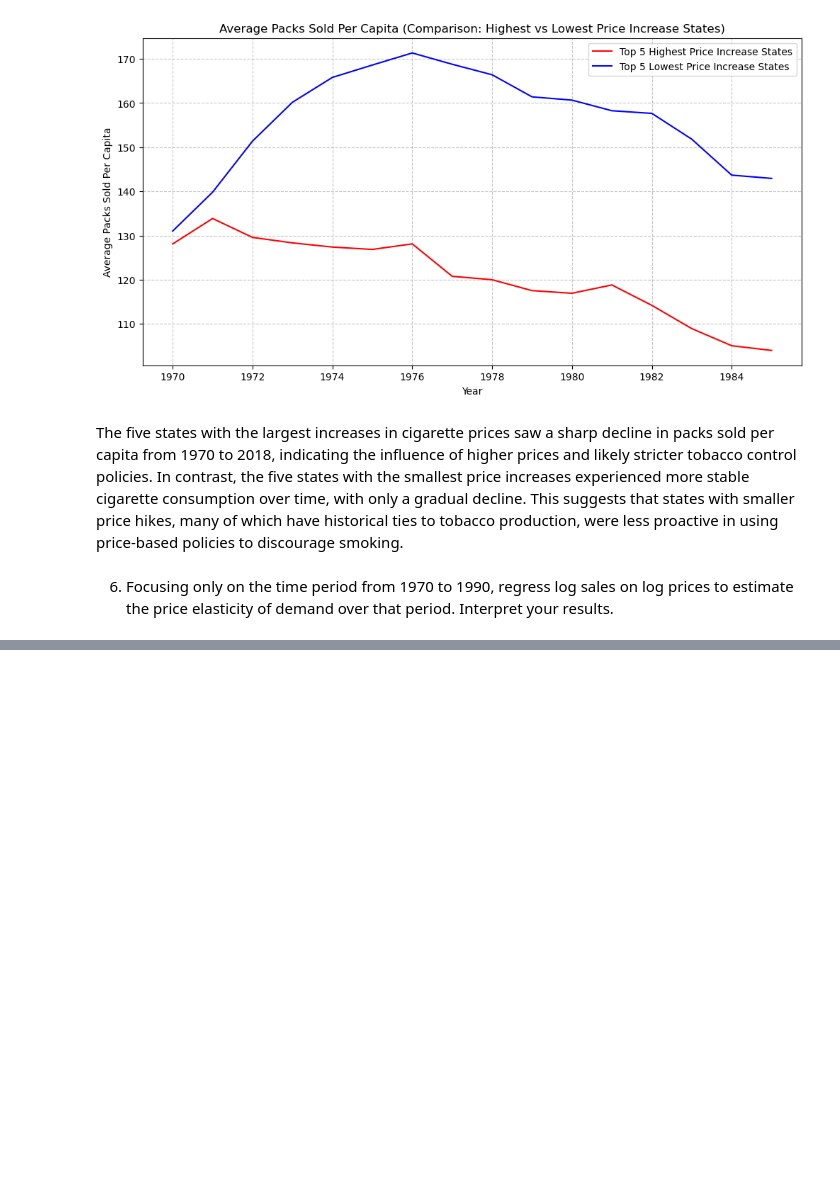
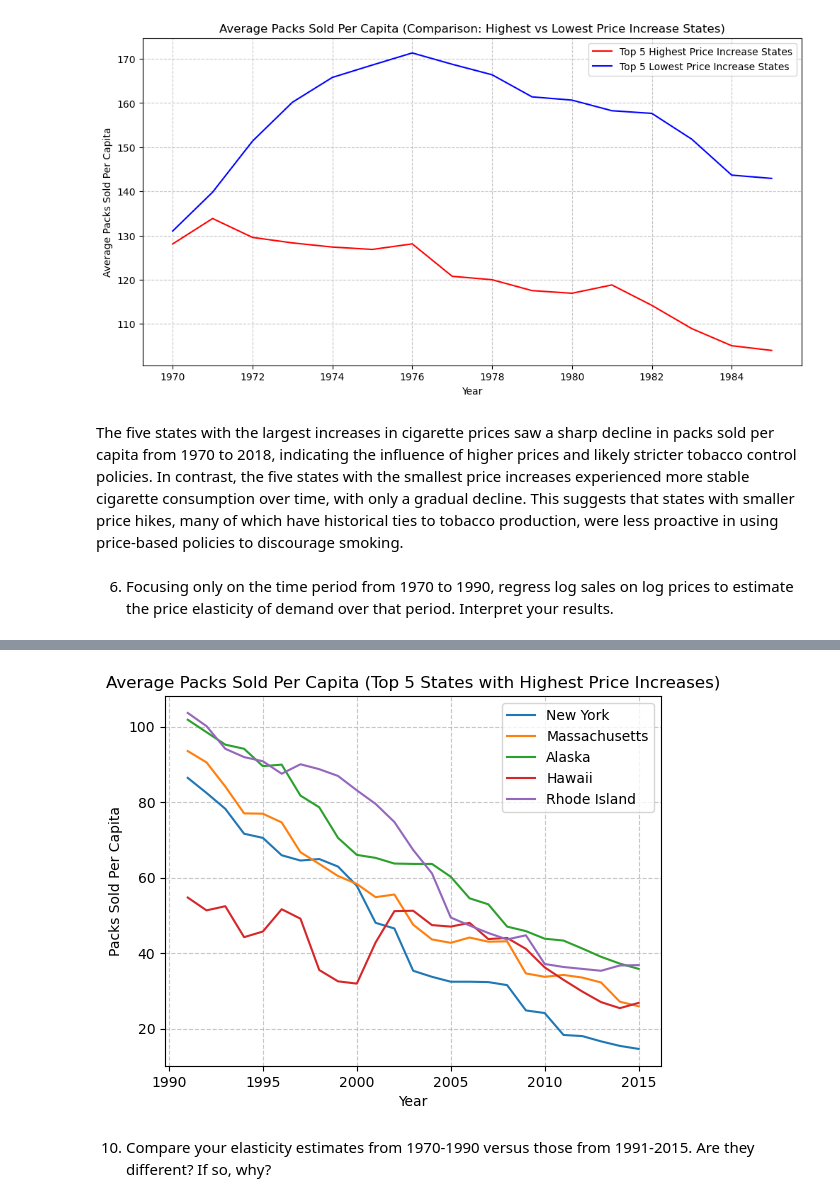
Before and after one commit to sarina-tan/HLTH470hw3, a Jupyter notebook: submission1/analysis/Homework3-1.ipynb, the cells around one changed output, grey strips where cells are left out. Drawn from its saved outputs; the diff is of its cells as text; code cells hidden in the pictures; blank space fills up the shorter version.

```diff
--- a/submission1/analysis/Homework3-1.ipynb
+++ b/submission1/analysis/Homework3-1.ipynb
@@ -191,0 +404,31 @@ The five states with the largest increases in cigarette prices saw a sharp decli
+# %%
+df_q9 = df_q9[(df_q9['Year'] >= 1991) & (df_q9['Year'] <= 2015)]
+
+# Identify price change over time per state
+price_change = df_q9.groupby('state')['cost_per_pack'].agg(['first', 'last']).reset_index()
+price_change['price_increase'] = price_change['last'] - price_change['first']
+
+# Get top 5 states with highest price increases
+top5_states = price_change.sort_values('price_increase', ascending=False).head(5)['state']
+
+# Filter dataset to only those states
+top5_df = df_q9[df_q9['state'].isin(top5_states)]
+
+# Group by year and state to calculate average packs sold per capita
+packs_per_capita = top5_df.groupby(['Year', 'state'])['sales_per_capita'].mean().reset_index()
+
+for state in top5_states:
+    state_data = packs_per_capita[packs_per_capita['state'] == state]
+    plt.plot(state_data['Year'], state_data['sales_per_capita'], label=state)
+
+plt.title('Average Packs Sold Per Capita (Top 5 States with Highest Price Increases)')
+plt.xlabel('Year')
+plt.ylabel('Packs Sold Per Capita')
+plt.legend()
+plt.grid(True, linestyle='--', alpha=0.7)
+
+plt.show()
+# %% [output]
+[figure, added]
+# %% [markdown]
+10. Compare your elasticity estimates from 1970-1990 versus those from 1991-2015. Are they different? If so, why?
```
Also changed, not shown: parts of 15 cells of this notebook.
